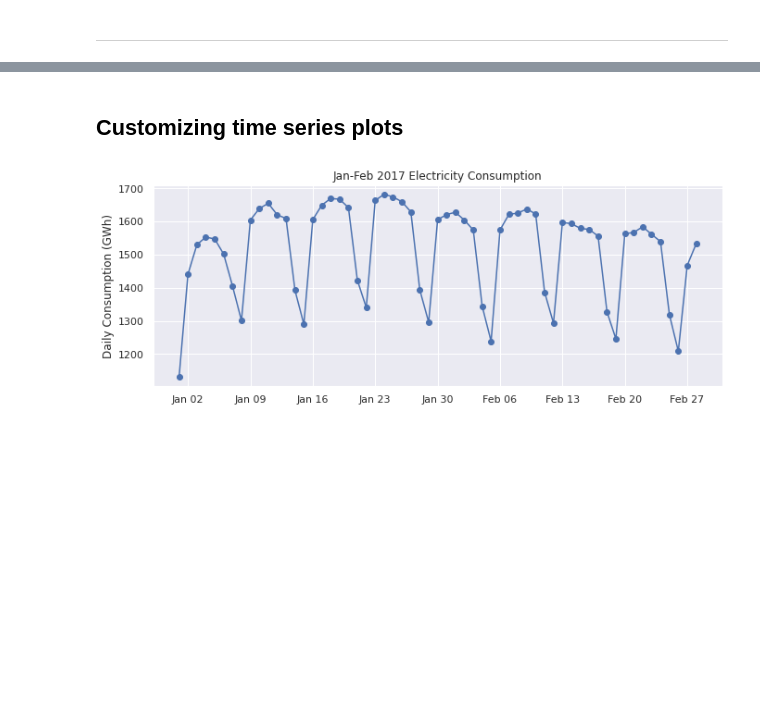
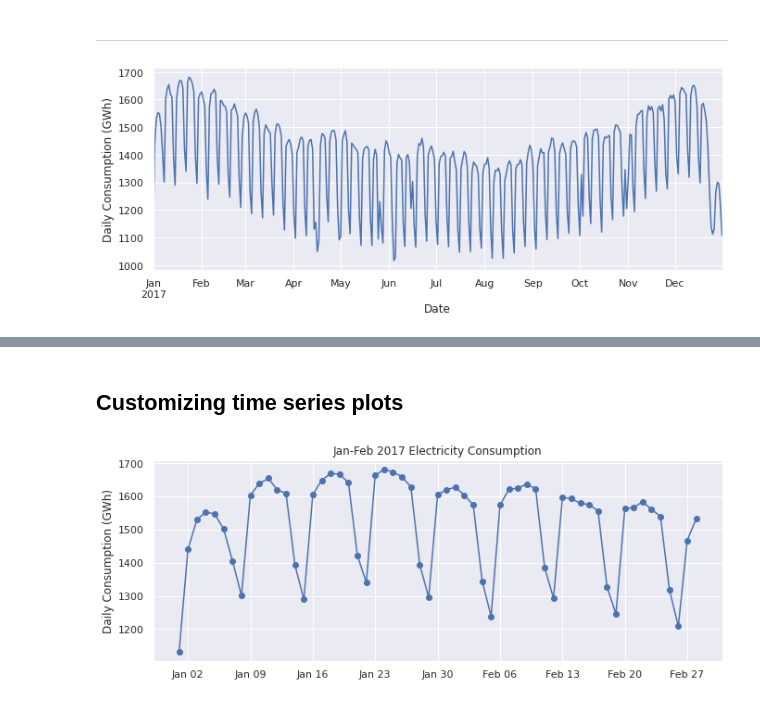
Before and after one commit to icta-tecaji/python-data-analysis-public, a Jupyter notebook: Del_10_Timeseries/10_Timeseries_CLEAN.ipynb, the cells around one changed output, grey strips where cells are left out. Drawn from its saved outputs; the diff is of its cells as text; code cells hidden in the pictures; blank space fills up the shorter version.

```diff
--- a/Del_10_Timeseries/10_Timeseries_CLEAN.ipynb
+++ b/Del_10_Timeseries/10_Timeseries_CLEAN.ipynb
@@ -529,2 +629,8 @@ plt.show()
 # %% [markdown]
 ---
+# %%
+ax = opsd_daily.loc["2017", "Consumption"].plot()
+ax.set_ylabel("Daily Consumption (GWh)")
+plt.show()
+# %% [output]
+[figure, added]
```
Also changed, not shown: parts of 29 cells of this notebook.
